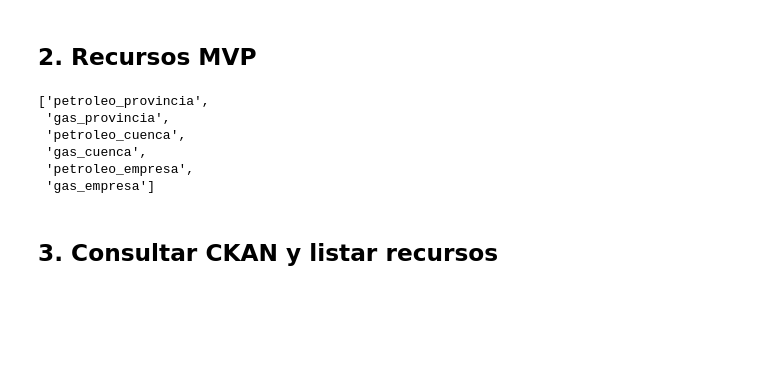
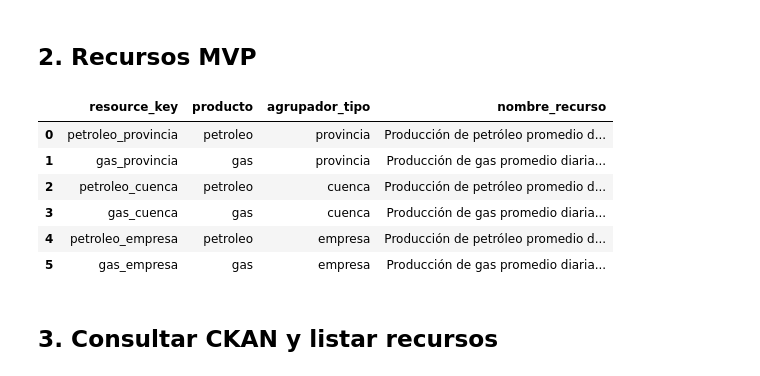
Before and after one commit to ppagano91/DashboardOilAndGasArgentina, a Jupyter notebook: exploration/notebooks/02_modelo_unificado_sesco.ipynb, the cells around one changed output. Cells and saved outputs as stored; diff of their text form; code cells hidden in the pictures; blank space fills up the shorter version.

```diff
--- a/exploration/notebooks/02_modelo_unificado_sesco.ipynb
+++ b/exploration/notebooks/02_modelo_unificado_sesco.ipynb
@@ -42,48 +42,21 @@ Exploration: c:\Proyectos\Dashboards\OilAndGas\exploration
 Raw para procesamiento: C:\Proyectos\Dashboards\OilAndGas\exploration\data\raw\latest
 # %% [markdown]
 ## 2. Recursos MVP
-# %%
-SESCO_RESOURCES = {
-    "petroleo_provincia": {
-        "producto": "petroleo",
-        "agrupador_tipo": "provincia",
-        "nombre_recurso": "Producción de petróleo promedio diaria por provincia",
-    },
-    "gas_provincia": {
-        "producto": "gas",
-        "agrupador_tipo": "provincia",
-        "nombre_recurso": "Producción de gas promedio diaria por provincia",
-    },
-    "petroleo_cuenca": {
-        "producto": "petroleo",
-        "agrupador_tipo": "cuenca",
-        "nombre_recurso": "Producción de petróleo promedio diaria por cuenca",
-    },
-    "gas_cuenca": {
-        "producto": "gas",
-        "agrupador_tipo": "cuenca",
-        "nombre_recurso": "Producción de gas promedio diaria por cuenca",
-    },
-    "petroleo_empresa": {
-        "producto": "petroleo",
-        "agrupador_tipo": "empresa",
-        "nombre_recurso": "Producción de petróleo promedio diaria por empresa",
-    },
-    "gas_empresa": {
-        "producto": "gas",
-        "agrupador_tipo": "empresa",
-        "nombre_recurso": "Producción de gas promedio diaria por empresa",
-    },
-}
-
-list(SESCO_RESOURCES.keys())
-# %% [output]
-['petroleo_provincia',
- 'gas_provincia',
- 'petroleo_cuenca',
- 'gas_cuenca',
- 'petroleo_empresa',
- 'gas_empresa']
+# %%
+pd.DataFrame(
+    [
+        {"resource_key": key, **cfg}
+        for key, cfg in sp.SESCO_RESOURCES_MVP.items()
+    ]
+)
+# %% [output]
+|  | resource_key | producto | agrupador_tipo | nombre_recurso |
+| 0 | petroleo_provincia | petroleo | provincia | Producción de petróleo promedio d... |
+| 1 | gas_provincia | gas | provincia | Producción de gas promedio diaria... |
+| 2 | petroleo_cuenca | petroleo | cuenca | Producción de petróleo promedio d... |
+| 3 | gas_cuenca | gas | cuenca | Producción de gas promedio diaria... |
+| 4 | petroleo_empresa | petroleo | empresa | Producción de petróleo promedio d... |
+| 5 | gas_empresa | gas | empresa | Producción de gas promedio diaria... |
 # %% [markdown]
 ## 3. Consultar CKAN y listar recursos
 # %%
```
Also changed, not shown: parts of 2 cells of this notebook, 6 other files.
